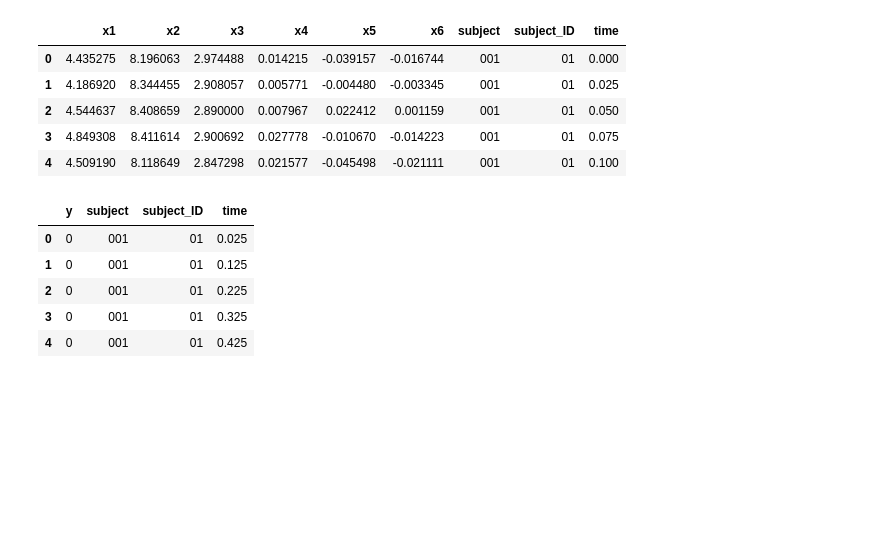
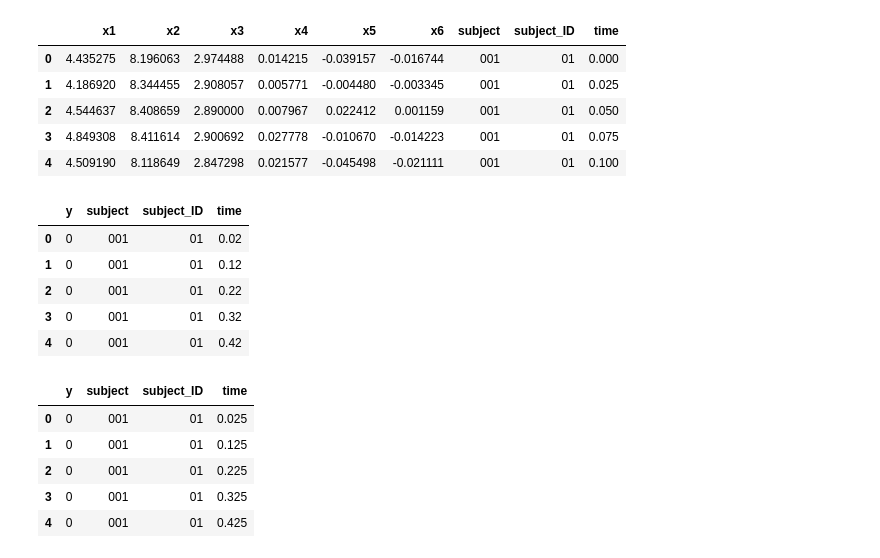
Before and after one commit to KrishnaMurali177/Deep-Learning-Terrain-Identifiaction, a Jupyter notebook: Terrain_Identification.ipynb, the cells around one changed output. Drawn from its saved outputs; the diff is of its cells as text; code cells hidden in the pictures; blank space fills up the shorter version.

```diff
--- a/Terrain_Identification.ipynb
+++ b/Terrain_Identification.ipynb
@@ -66,6 +74,15 @@ x.head()
 | 2 | 4.544637 | 8.408659 | 2.890000 | 0.007967 | 0.022412 | 0.001159 | 001 | 01 | 0.050 |
 | 3 | 4.849308 | 8.411614 | 2.900692 | 0.027778 | -0.010670 | -0.014223 | 001 | 01 | 0.075 |
 | 4 | 4.509190 | 8.118649 | 2.847298 | 0.021577 | -0.045498 | -0.021111 | 001 | 01 | 0.100 |
+# %%
+y.head()
+# %% [output]
+|  | y | subject | subject_ID | time |
+| 0 | 0 | 001 | 01 | 0.02 |
+| 1 | 0 | 001 | 01 | 0.12 |
+| 2 | 0 | 001 | 01 | 0.22 |
+| 3 | 0 | 001 | 01 | 0.32 |
+| 4 | 0 | 001 | 01 | 0.42 |
 # %%
 y['time'] = [x+0.005 for x in y['time']]
 # %%
```
Also changed, not shown: parts of 46 cells of this notebook.
